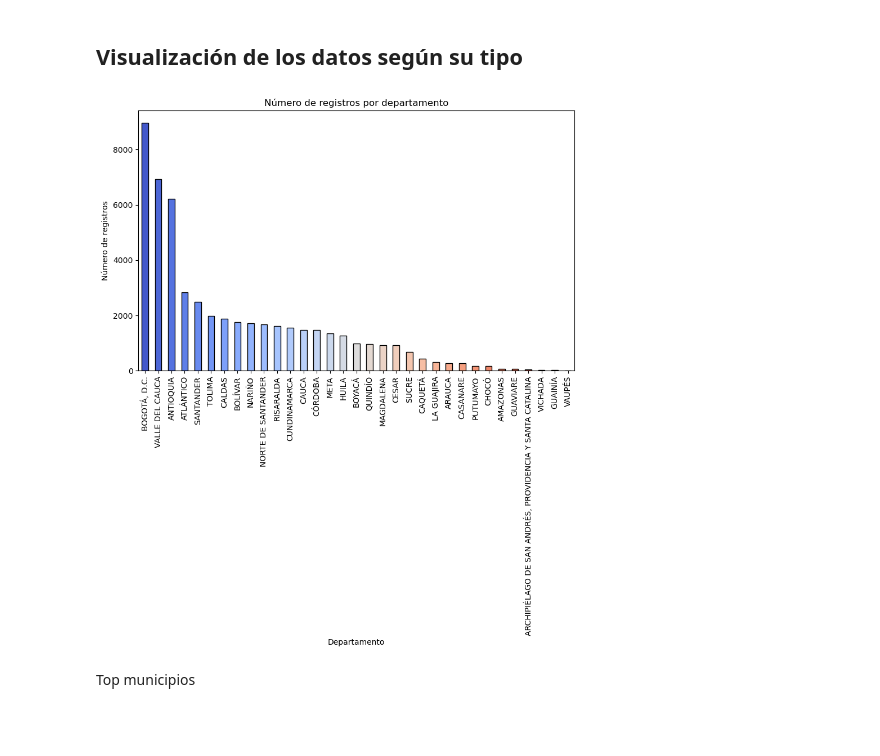
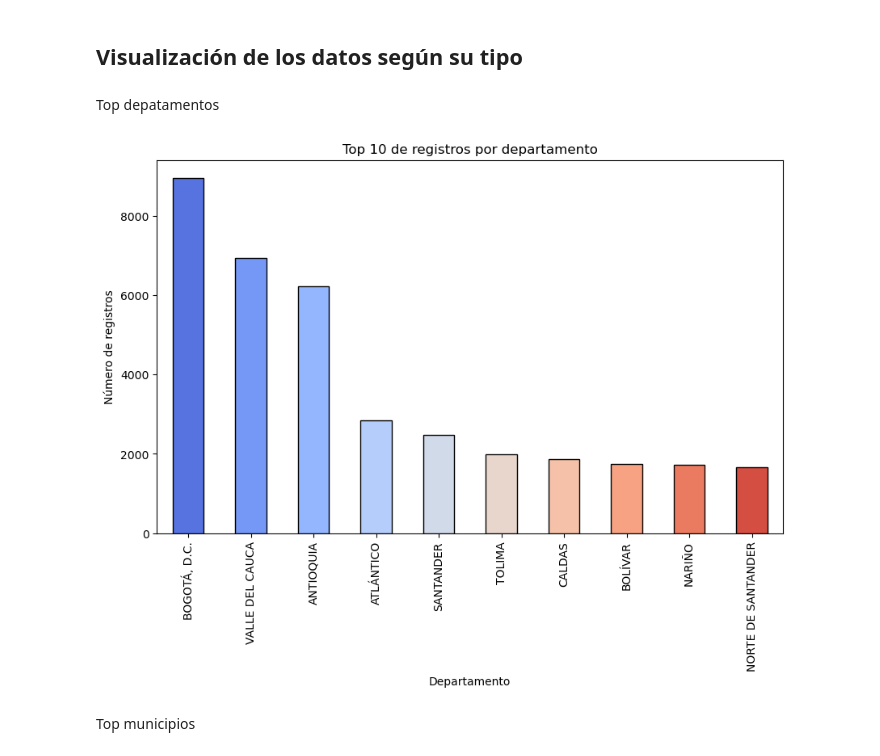
Before and after one commit to henrysaenz/cacervix, a Jupyter notebook: EDA.ipynb, the cells around one changed output. Saved outputs shown, nothing was run; the diff lists cells and outputs as text; code cells hidden in the pictures; blank space fills up the shorter version.

```diff
--- a/EDA.ipynb
+++ b/EDA.ipynb
@@ -606,19 +601,21 @@ print(f'Data saved to {output_path}')
 Data saved to C:/Users/henry/Documents/jbook/Cacervix/cacervix/datos/data16_output.xlsx
 # %% [markdown]
 ## Visualización de los datos según su tipo
+# %% [markdown]
+Top depatamentos
 # %%
-registros_departamento = data16['DEPARTAMENTO'].value_counts()
+registros_departamento = data16['DEPARTAMENTO'].value_counts().head(10)
 plt.figure(figsize=(10, 6))
 colors = sns.color_palette('coolwarm', len(registros_departamento))
 
 registros_departamento.plot(kind = 'bar', color = colors, edgecolor = 'black')
-plt.title('Número de registros por departamento')
+plt.title('Top 10 de registros por departamento')
 plt.xlabel('Departamento')
 plt.ylabel('Número de registros')
 plt.xticks(rotation=90)
 plt.show()
 # %% [output]
-[figure, old version]
+[figure, new version]
 # %% [markdown]
 Top municipios
 # %%
```
Also changed, not shown: parts of 6 cells of this notebook, 2 other files.
